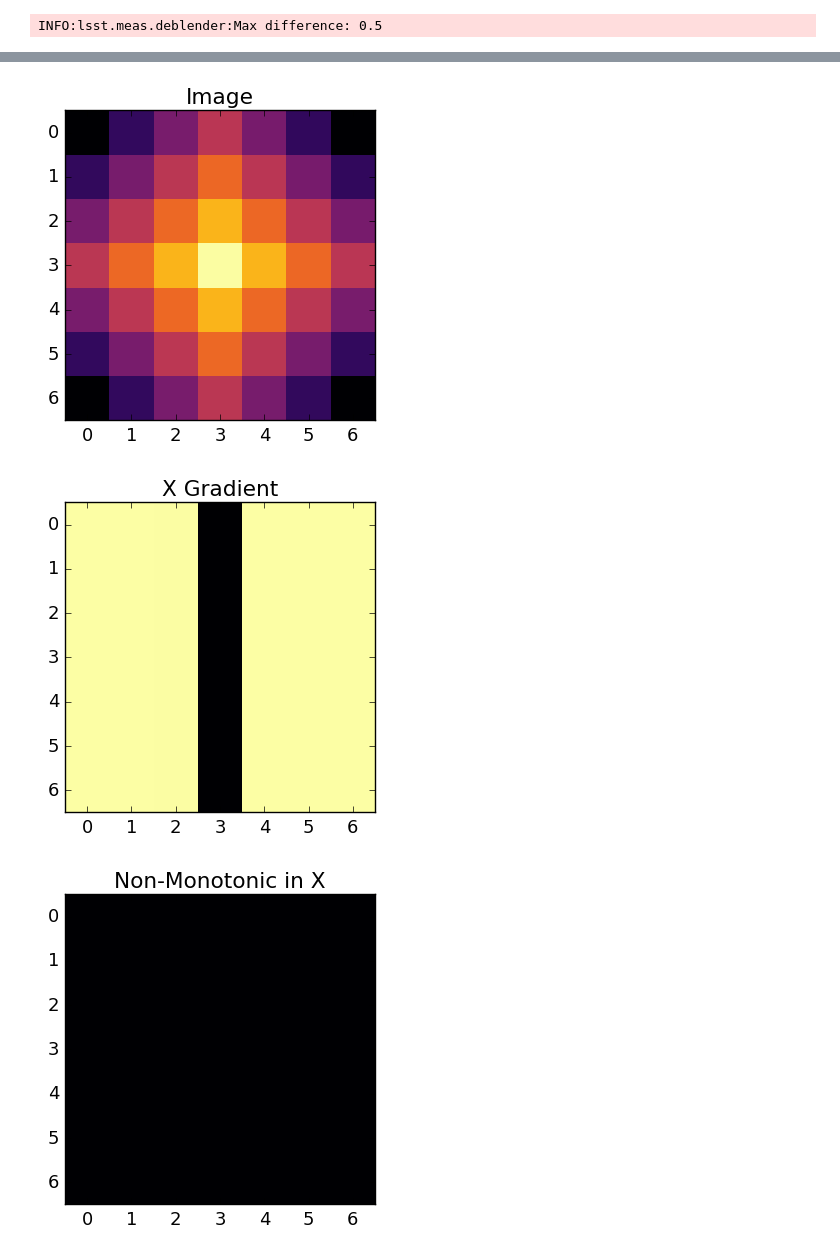
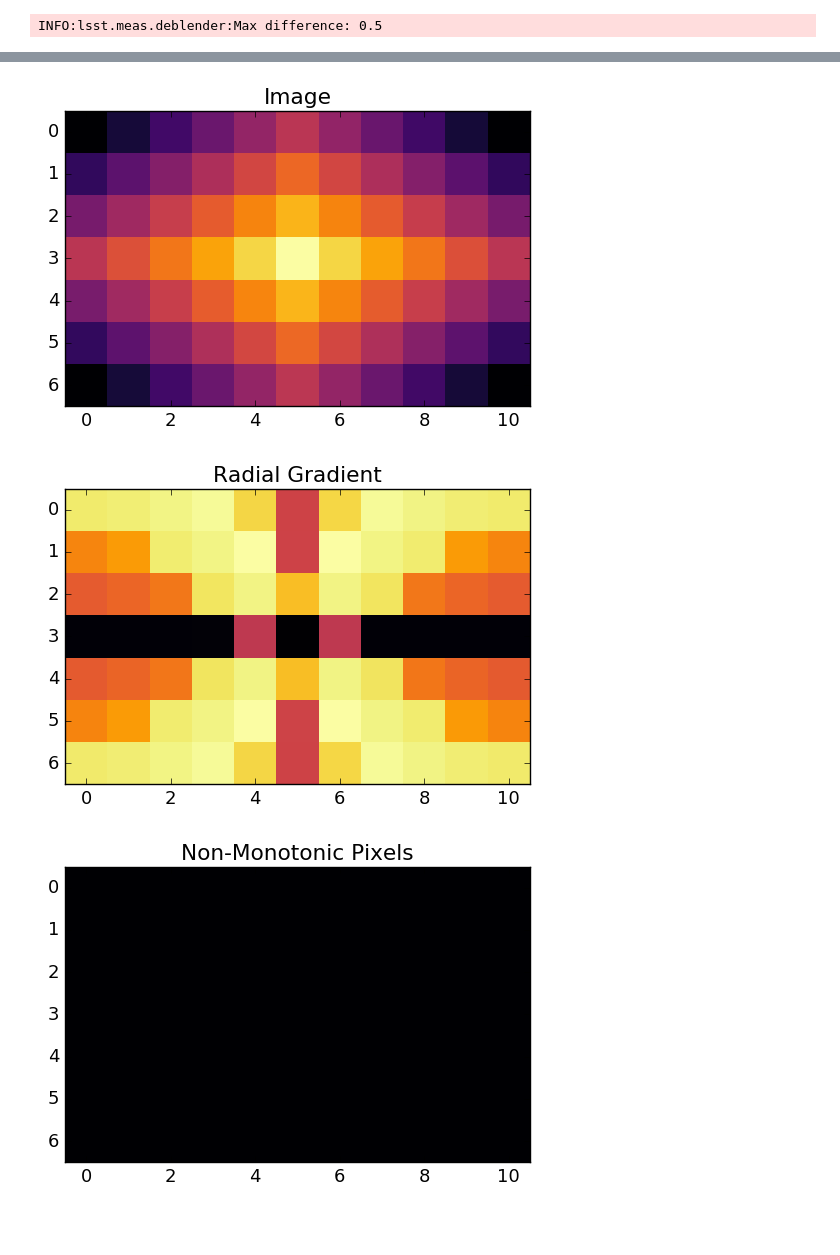
Before and after one commit to lsst/meas_deblender, a Jupyter notebook: examples/testOperators.ipynb, the cells around one changed output, grey strips where cells are left out. Saved outputs shown, nothing was run; the diff lists cells and outputs as text; code cells hidden in the pictures; blank space fills up the shorter version.

Commit message:
Modify testOperators to work with the new API

```diff
--- a/examples/testOperators.ipynb
+++ b/examples/testOperators.ipynb
@@ -197,37 +179,34 @@ def testMonotonic(shape, px, py):
     plt.show()
 
     # Get a monotonic operator centered on peakX, peakY
-    mx = nmf.getMonotonicOpX(shape, px)
+    monotonic = proximal_nmf.getRadialMonotonicOp(shape, px, py)
     # Show the gradient
-    xGrad = mx.dot(pyramid.flatten())
-    plt.imshow(xGrad.reshape(shape))
-    plt.title("X Gradient")
+    grad = monotonic.dot(pyramid.flatten())
+    plt.imshow(grad.reshape(shape))
+    plt.title("Radial Gradient")
     plt.show()
     # Get the non-monotonic pixels
     badGrad = np.zeros(pyramid.size)
-    badGrad[xGrad<0] = 1
+    badGrad[grad<0] = 1
     plt.imshow(badGrad.reshape(shape))
-    plt.title("Non-Monotonic in X")
+    plt.title("Non-Monotonic Pixels")
     plt.show()
-
-    # Get a monotonic operator centered on peakX, peakY
-    my = nmf.getMonotonicOpY(shape, py)
-    # Show the gradient
-    yGrad = my.dot(pyramid.flatten())
-    plt.imshow(yGrad.reshape(shape))
-    plt.title("Y Gradient")
-    plt.show()
-    # Get the non-monotonic pixels
-    badGrad = np.zeros(pyramid.size)
-    badGrad[yGrad<0] = 1
-    plt.imshow(badGrad.reshape(shape))
-    plt.title("Non-Monotonic in Y")
-    plt.show()
+    # Test that every pixels is used
+    height, width = shape
+    logger.info("Pixels not used: {0}".format(np.trace(monotonic.toarray())+height*width-1))
+    # Test that each pixel is used as a reference at least once
+    indices = np.arange(height*width)
+    edges = ((np.mod(indices, width)==0) |
+             (indices<width) |
+             (indices>=width*(height-1)) |
+             (np.mod(indices, width)==width-1))
+    references = np.sum(monotonic.toarray(), axis=0)[~edges]
+    logger.info("Pixels not used as a reference: {0}".format(np.sum(references<0)))
 # %%
-testMonotonic(shape=(7,7), px=3, py=3)
-testMonotonic(shape=(7,5), px=2, py=3)
-testMonotonic(shape=(5,7), px=3, py=2)
+#testMonotonic(shape=(7,7), px=3, py=3)
+#testMonotonic(shape=(11,7), px=3, py=5)
+testMonotonic(shape=(7,11), px=5, py=3)
 # %% [output]
-[figure, old version]
+[figure, new version]
-[figure, old version]
+[figure, new version]
-[figure, old version]
+[figure, new version]
```
Also changed, not shown: parts of 22 cells of this notebook.
